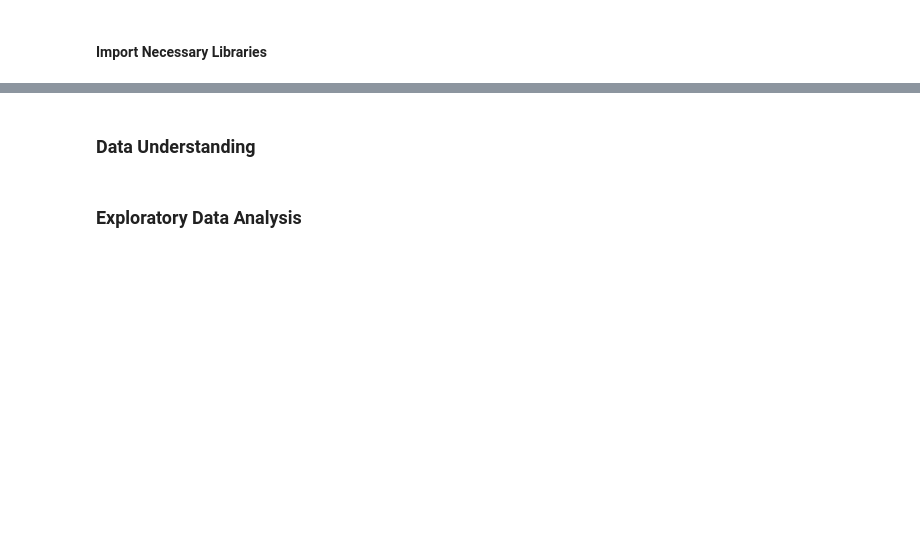
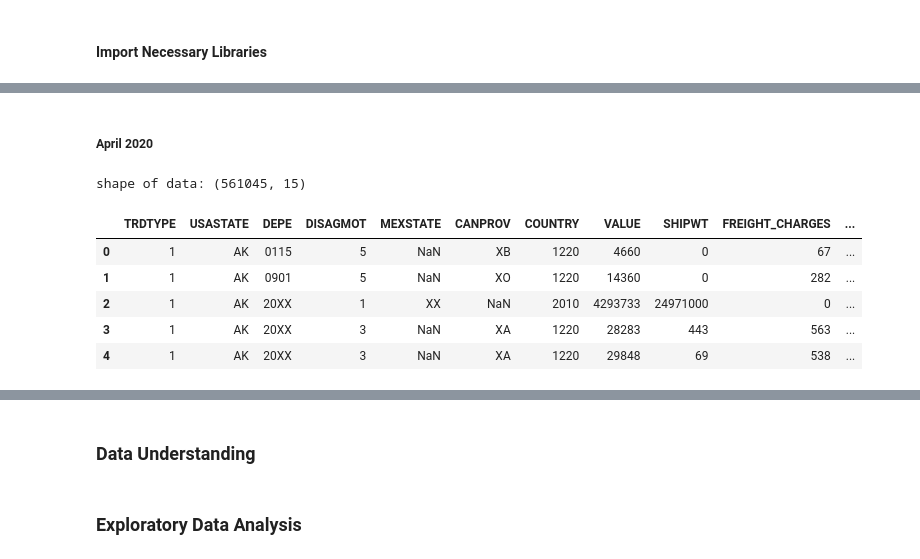
Before and after one commit to adubrightkwartengsnr/TransBorder-Freight-Data-Analysis, a Jupyter notebook: notebooks/transborder-freight-analysis.ipynb, the cells around one changed output, grey strips where cells are left out. Cells and saved outputs as stored; diff of their text form; code cells hidden in the pictures; blank space fills up the shorter version.

```diff
--- a/notebooks/transborder-freight-analysis.ipynb
+++ b/notebooks/transborder-freight-analysis.ipynb
@@ -102,0 +171,20 @@ hello wordl
+# %% [markdown]
+##### April 2020
+# %%
+dot1 = pd.read_csv("../data/2020/Apr 2020/dot1_0420.csv")
+dot1_ytd = pd.read_csv("../data/2020/Apr 2020/dot1_ytd_0420.csv")
+dot2 =  pd.read_csv("../data/2020/Apr 2020/dot2_0420.csv")
+dot2_ytd = pd.read_csv("../data/2020/Apr 2020/dot2_ytd_0420.csv")
+dot3 = pd.read_csv("../data/2020/Apr 2020/dot3_0420.csv")
+dot3_ytd = pd.read_csv("../data/2020/Apr 2020/dot3_ytd_0420.csv")
+apr_2020 = pd.concat([dot1,dot1_ytd,dot2,dot2_ytd,dot3,dot3_ytd],axis=0)
+print(f"shape of data: {apr_2020.shape}")
+apr_2020.head()
+# %% [output]
+shape of data: (561045, 15)
+|  | TRDTYPE | USASTATE | DEPE | DISAGMOT | MEXSTATE | CANPROV | COUNTRY | VALUE | SHIPWT | FREIGHT_CHARGES | ... |
+| 0 | 1 | AK | 0115 | 5 | NaN | XB | 1220 | 4660 | 0 | 67 | ... |
+| 1 | 1 | AK | 0901 | 5 | NaN | XO | 1220 | 14360 | 0 | 282 | ... |
+| 2 | 1 | AK | 20XX | 1 | XX | NaN | 2010 | 4293733 | 24971000 | 0 | ... |
+| 3 | 1 | AK | 20XX | 3 | NaN | XA | 1220 | 28283 | 443 | 563 | ... |
+| 4 | 1 | AK | 20XX | 3 | NaN | XA | 1220 | 29848 | 69 | 538 | ... |
```
Also changed, not shown: parts of 20 cells of this notebook.
